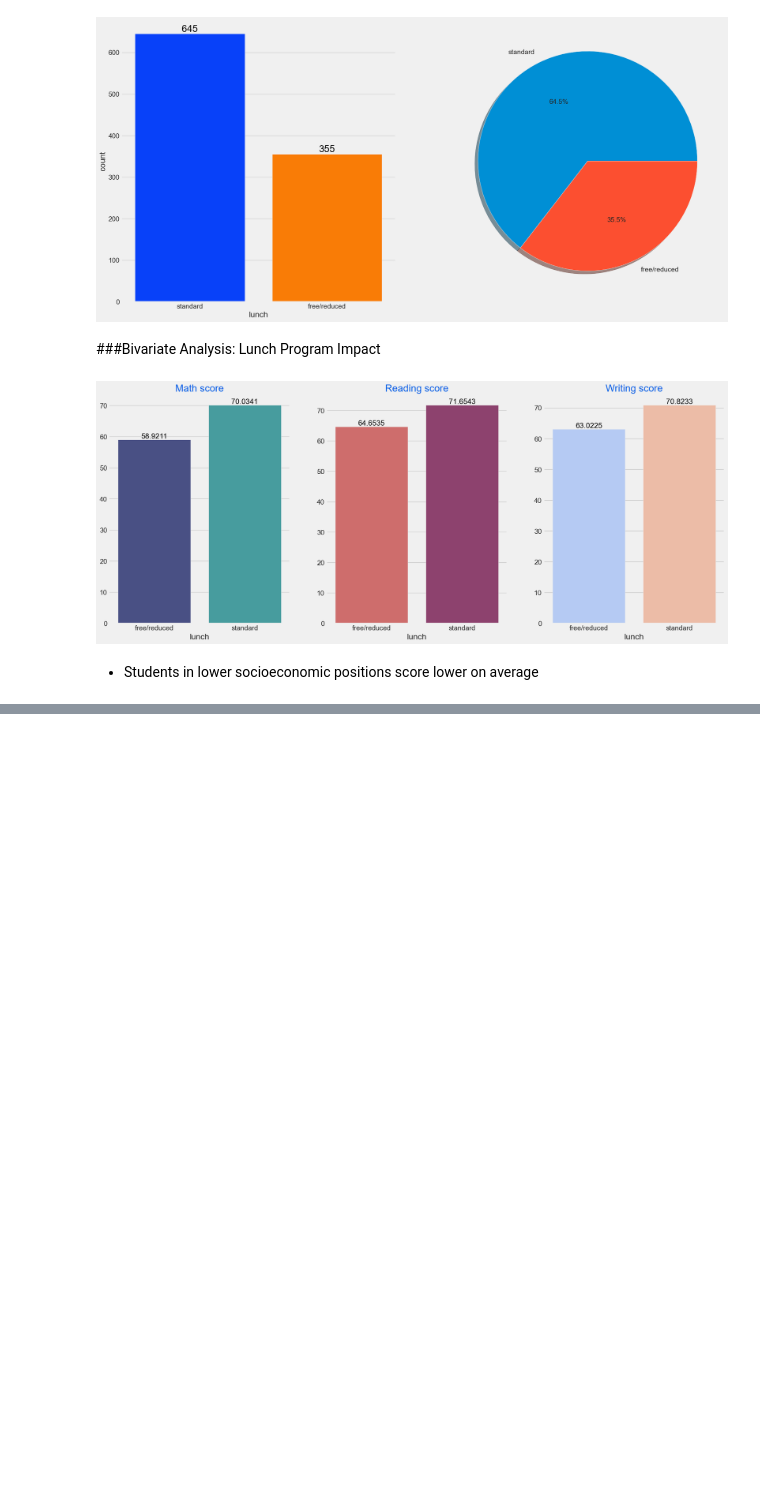
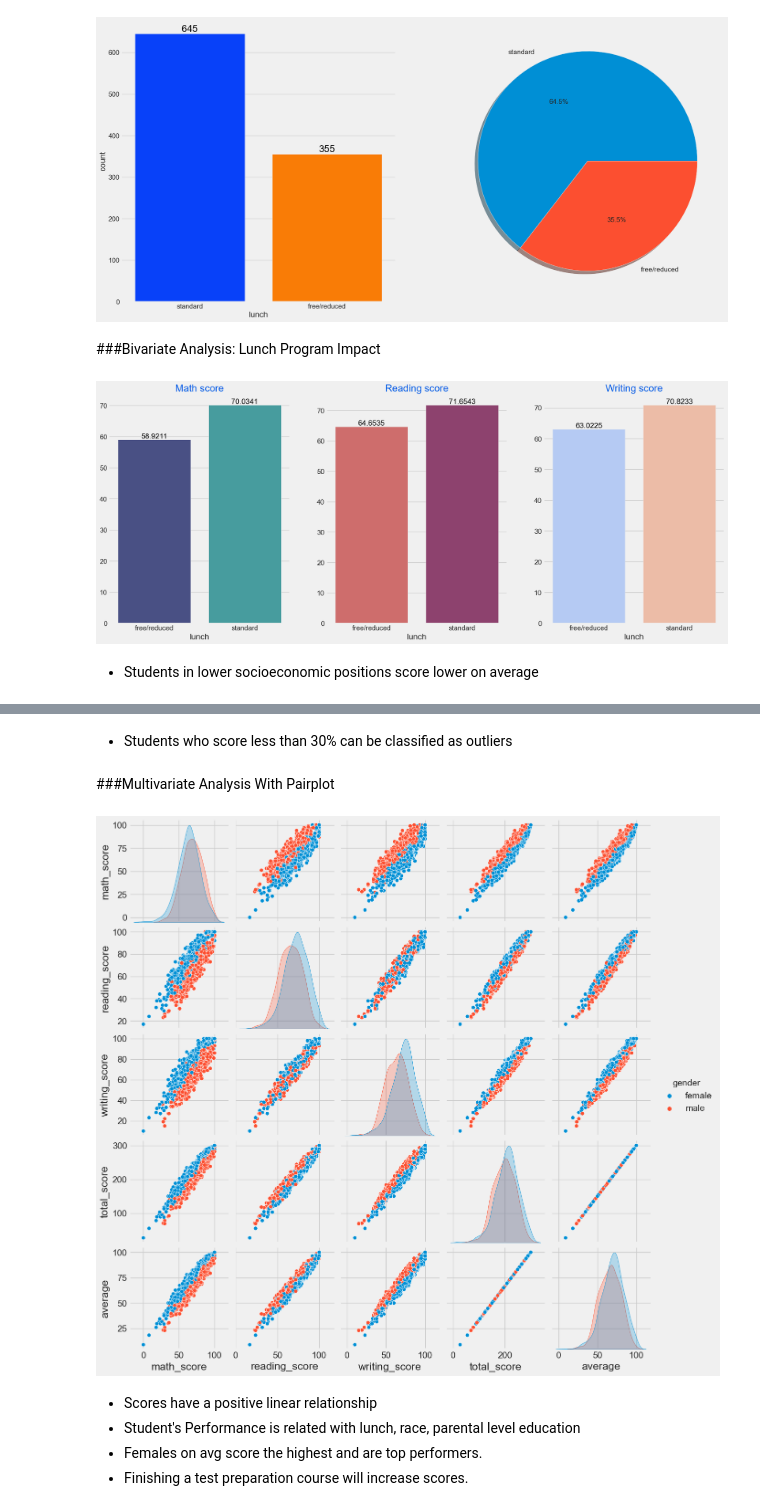
Before and after one commit to Marquis-Lardinois/Machine_Learning_Project1, a Jupyter notebook: notebook/EDA_STUDENT_PERFORMANCE.ipynb, the cells around one changed output, grey strips where cells are left out. Drawn from its saved outputs; the diff is of its cells as text; code cells hidden in the pictures; blank space fills up the shorter version.

```diff
--- a/notebook/EDA_STUDENT_PERFORMANCE.ipynb
+++ b/notebook/EDA_STUDENT_PERFORMANCE.ipynb
@@ -477,0 +520,14 @@ for container in ax[2].containers:
+# %% [markdown]
+- Students who score less than 30% can be classified as outliers
+# %% [markdown]
+###Multivariate Analysis With Pairplot
+# %%
+sns.pairplot(df,hue = 'gender')
+plt.show()
+# %% [output]
+[figure, added]
+# %% [markdown]
+- Scores have a positive linear relationship
+- Student's Performance is related with lunch, race, parental level education
+- Females on avg score the highest and are top performers.
+- Finishing a test preparation course will increase scores.
```
Also changed, not shown: parts of 7 cells of this notebook.
